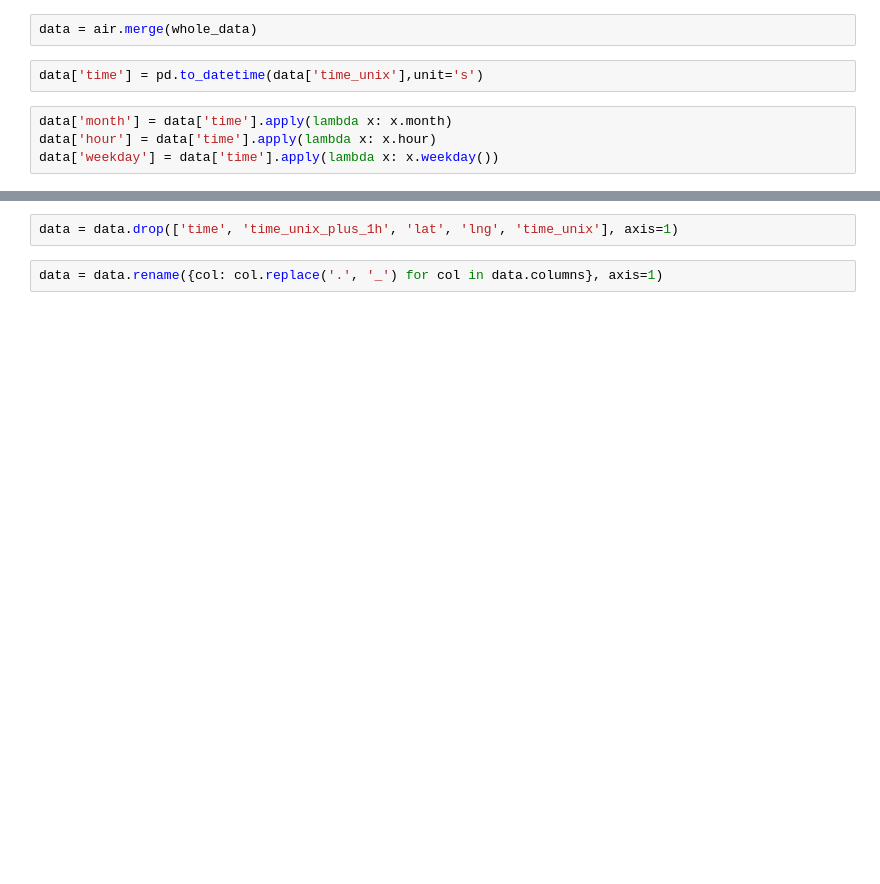
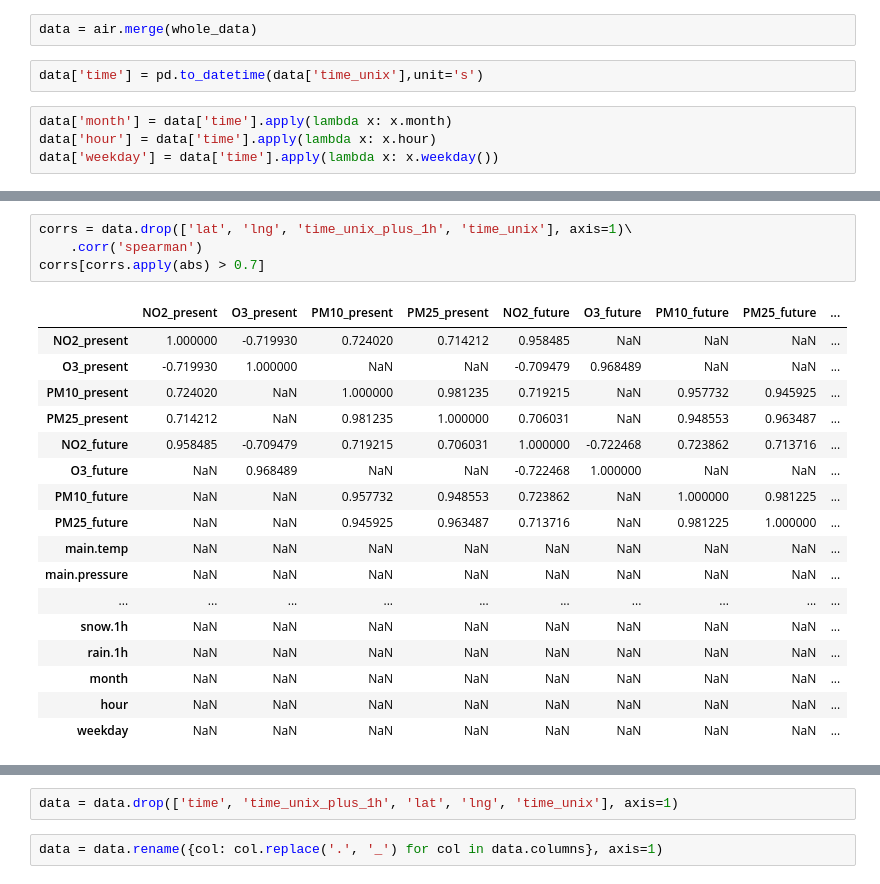
Before and after one commit to wesolowskip/apache-air, a Jupyter notebook: spark/base_models_learning/merge_weather_and_air_data.ipynb, the cells around one changed output, grey strips where cells are left out. Cells and saved outputs as stored; diff of their text form; blank space fills up the shorter version.

```diff
--- a/spark/base_models_learning/merge_weather_and_air_data.ipynb
+++ b/spark/base_models_learning/merge_weather_and_air_data.ipynb
@@ -76,0 +87,22 @@ data['weekday'] = data['time'].apply(lambda x: x.weekday())
+# %%
+corrs = data.drop(['lat', 'lng', 'time_unix_plus_1h', 'time_unix'], axis=1)\
+    .corr('spearman')
+corrs[corrs.apply(abs) > 0.7]
+# %% [output]
+|  | NO2_present | O3_present | PM10_present | PM25_present | NO2_future | O3_future | PM10_future | PM25_future | ... |
+| NO2_present | 1.000000 | -0.719930 | 0.724020 | 0.714212 | 0.958485 | NaN | NaN | NaN | ... |
+| O3_present | -0.719930 | 1.000000 | NaN | NaN | -0.709479 | 0.968489 | NaN | NaN | ... |
+| PM10_present | 0.724020 | NaN | 1.000000 | 0.981235 | 0.719215 | NaN | 0.957732 | 0.945925 | ... |
+| PM25_present | 0.714212 | NaN | 0.981235 | 1.000000 | 0.706031 | NaN | 0.948553 | 0.963487 | ... |
+| NO2_future | 0.958485 | -0.709479 | 0.719215 | 0.706031 | 1.000000 | -0.722468 | 0.723862 | 0.713716 | ... |
+| O3_future | NaN | 0.968489 | NaN | NaN | -0.722468 | 1.000000 | NaN | NaN | ... |
+| PM10_future | NaN | NaN | 0.957732 | 0.948553 | 0.723862 | NaN | 1.000000 | 0.981225 | ... |
+| PM25_future | NaN | NaN | 0.945925 | 0.963487 | 0.713716 | NaN | 0.981225 | 1.000000 | ... |
+| main.temp | NaN | NaN | NaN | NaN | NaN | NaN | NaN | NaN | ... |
+| main.pressure | NaN | NaN | NaN | NaN | NaN | NaN | NaN | NaN | ... |
+| ... | ... | ... | ... | ... | ... | ... | ... | ... | ... |
+| snow.1h | NaN | NaN | NaN | NaN | NaN | NaN | NaN | NaN | ... |
+| rain.1h | NaN | NaN | NaN | NaN | NaN | NaN | NaN | NaN | ... |
+| month | NaN | NaN | NaN | NaN | NaN | NaN | NaN | NaN | ... |
+| hour | NaN | NaN | NaN | NaN | NaN | NaN | NaN | NaN | ... |
+| weekday | NaN | NaN | NaN | NaN | NaN | NaN | NaN | NaN | ... |
```
Also changed, not shown: parts of 6 cells of this notebook, 7 other files.
